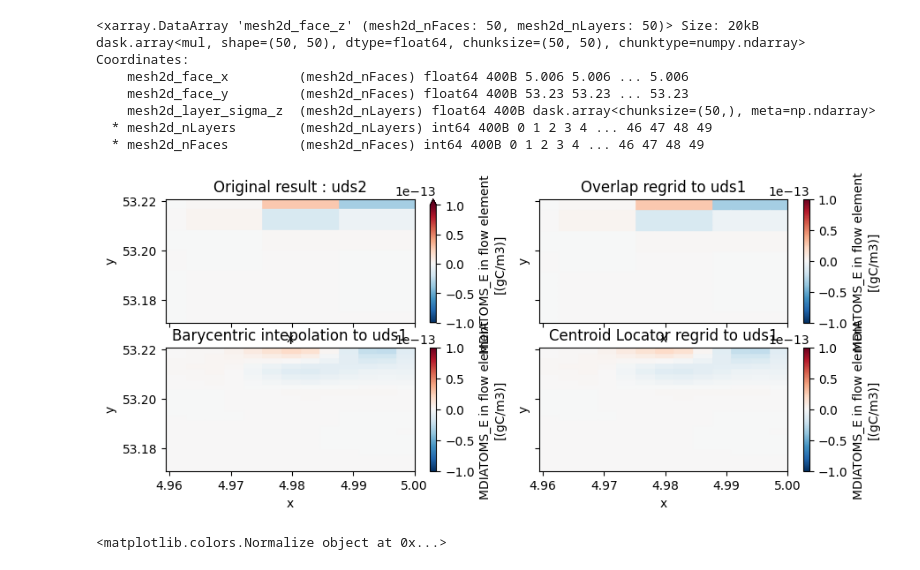
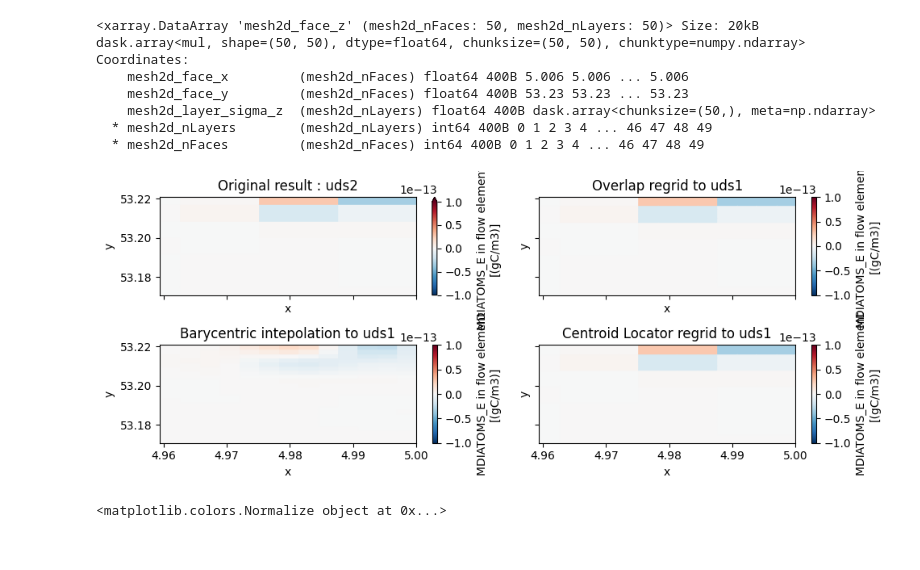
Before and after one commit to Deltares-research/decoimpact_examples, a Jupyter notebook: preprocessing/UGRID_add_data_from_coarser_to_fine_grid.ipynb, the cells around one changed output. Drawn from its saved outputs; the diff is of its cells as text; code cells hidden in the pictures.

```diff
--- a/preprocessing/UGRID_add_data_from_coarser_to_fine_grid.ipynb
+++ b/preprocessing/UGRID_add_data_from_coarser_to_fine_grid.ipynb
@@ -59,4 +61,7 @@ for check_var in check_variable:
 #check if variables will be overwritten with mapping
 new_var_in_uds1 = [varname for varname in uds2_to_uds1_variable_names.values() if varname in uds1.keys()]
 if(len(new_var_in_uds1) > 0): print("Following variables will be overwritten with mapping to dataset uds1 : "+str(new_var_in_uds1))
+
+#set coordinate system
+uds1.ugrid.set_crs(crs_code)
 # %% [output]
@@ -94,4 +99,7 @@ for check_var in check_variable:
 #check if variables mentioned are present in dataset
 not_var_uds2 = [varname for varname in uds2_to_uds1_variable_names.keys() if varname not in uds2.keys()]
 if(len(not_var_uds2) > 0): print("Following variables do not exist in mapping dataset uds2 : "+str(not_var_uds2))
+
+#set coordinate system
+uds2.ugrid.set_crs(crs_code)
 # %% [output]
@@ -237,36 +244,39 @@ uds2_to_uds1_regridded_diatoms3 = xu.CentroidLocatorRegridder(source = uds2, tar
 # %%
 #plot difference in regridding techniques
 ## present the location of the fine model and coars model grid
 crs = 'EPSG:4326'
 line_array = None
 fig, axs = plt.subplots(ncols = 2, nrows = 2, figsize=(10,4), sharex = True, sharey = True)
 ((ax1, ax2), (ax3, ax4)) = axs
 
 kwargs_plot = {'cmap':'RdBu_r' ,'vmin': -1.0e-13, 'vmax': 1.0e-13}
 
 #Plot coarse grid uds2 for mesh2d_MDIATOMS_E
 pc1 = uds2.mesh2d_MDIATOMS_E.isel(time = 3, mesh2d_nLayers = 49).ugrid.plot(ax= ax1, **kwargs_plot)
-ctx.add_basemap(ax=ax1, source=ctx.providers.Esri.WorldImagery, crs=crs, attribution=False)
+#ctx.add_basemap(ax=ax1, source=ctx.providers.Esri.WorldImagery, crs=crs, attribution=False)
 ax1.set_title('Original result : uds2')
 
 #Plot regridding with Overlap from uds2 to uds1 for mesh2d_MDIATOMS_E
 pc2 = uds2_to_uds1_regridded_diatoms1.isel(time = 3, mesh2d_nLayers = 49).ugrid.plot(ax = ax2, **kwargs_plot)
-ctx.add_basemap(ax=ax2, source=ctx.providers.Esri.WorldImagery, crs=crs, attribution=False)
+#ctx.add_basemap(ax=ax2, source=ctx.providers.Esri.WorldImagery, crs=crs, attribution=False)
 ax2.set_title('Overlap regrid to uds1')
 
 #Plot regridding with BarycentricInterpolator
-pc2 = uds2_to_uds1_regridded_diatoms2.isel(time = 3, mesh2d_nLayers = 49).ugrid.plot(ax = ax3, **kwargs_plot)
-ctx.add_basemap(ax=ax2, source=ctx.providers.Esri.WorldImagery, crs=crs, attribution=False)
+pc3 = uds2_to_uds1_regridded_diatoms2.isel(time = 3, mesh2d_nLayers = 49).ugrid.plot(ax = ax3, **kwargs_plot)
+#ctx.add_basemap(ax=ax2, source=ctx.providers.Esri.WorldImagery, crs=crs, attribution=False)
 ax3.set_title('Barycentric intepolation to uds1')
 
 #Plot regridding with CentroidLocatorRegridder
-pc2 = uds2_to_uds1_regridded_diatoms2.isel(time = 3, mesh2d_nLayers = 49).ugrid.plot(ax = ax4, **kwargs_plot)
-ctx.add_basemap(ax=ax2, source=ctx.providers.Esri.WorldImagery, crs=crs, attribution=False)
+pc4 = uds2_to_uds1_regridded_diatoms3.isel(time = 3, mesh2d_nLayers = 49).ugrid.plot(ax = ax4, **kwargs_plot)
+#ctx.add_basemap(ax=ax2, source=ctx.providers.Esri.WorldImagery, crs=crs, attribution=False)
 ax4.set_title('Centroid Locator regrid to uds1')
 
+#some plotting configuration for a nice layout
+plt.tight_layout()
+
 plt.show()
 # %% [output]
-[figure, old version]
+[figure, new version]
 # %%
 #regrid the data for each variable
 def regrid_function(uds_source, uds_target, xu_function, varnames, xu_method = "mean"):
```
Also changed, not shown: parts of 6 cells of this notebook.
